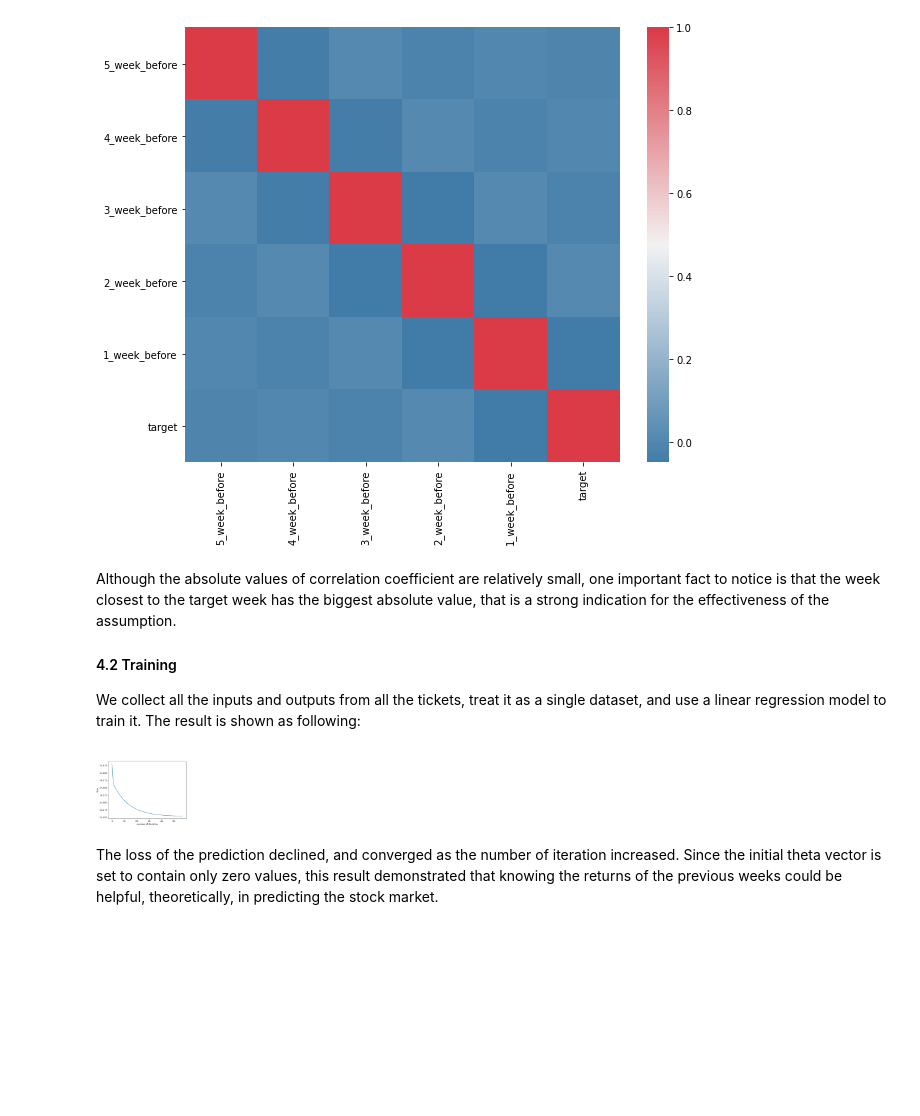
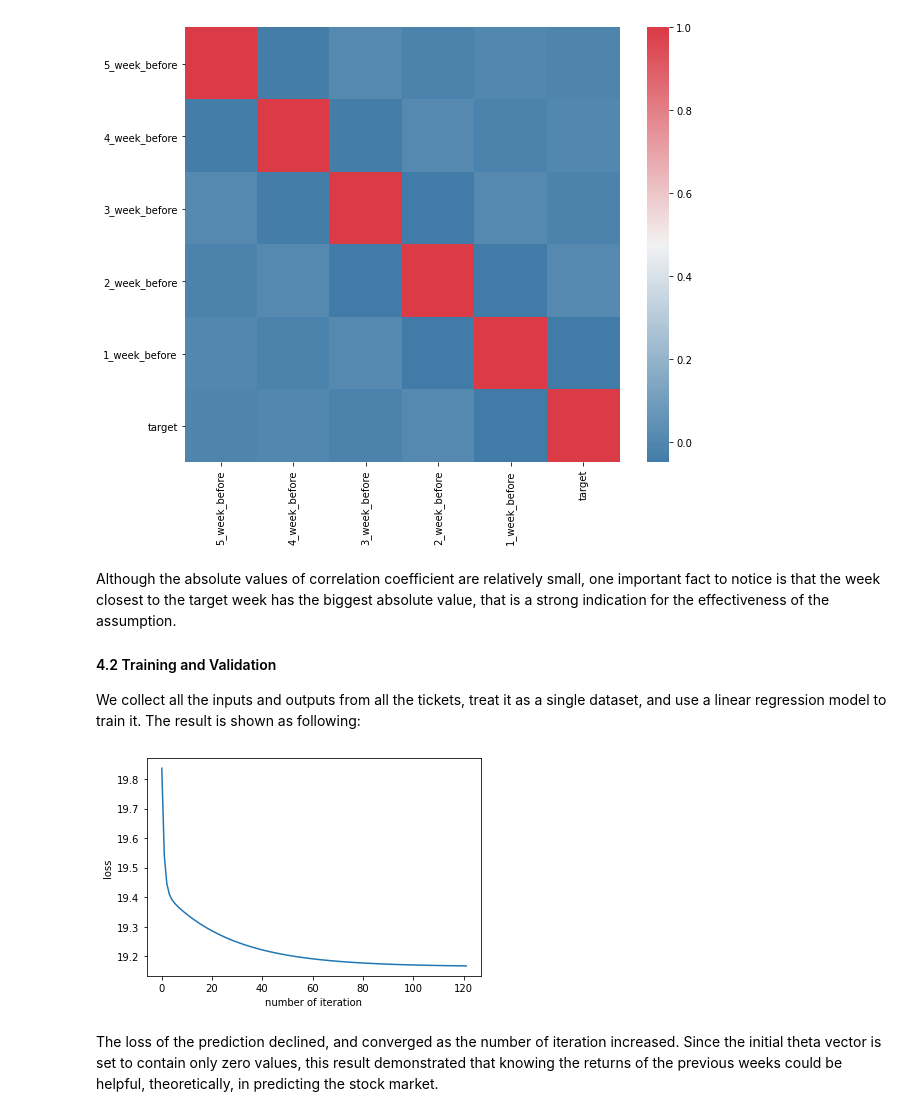
Before and after one commit to SanyueHan/COMP3027J-Data-Mining-Machine-Learning, a Jupyter notebook: Assignments/Assignment_2/Assignment_2_total.ipynb, the cells around one changed output. Cells and saved outputs as stored; diff of their text form; code cells hidden in the pictures; blank space fills up the shorter version.

Commit message:
one degree model

```diff
--- a/Assignments/Assignment_2/Assignment_2_total.ipynb
+++ b/Assignments/Assignment_2/Assignment_2_total.ipynb
@@ -99,14 +99,22 @@ Although the absolute values of correlation coefficient are relatively small,
 one important fact to notice is that the week closest to the target week has the biggest absolute value,
 that is a strong indication for the effectiveness of the assumption.
 
-#### 4.2 Training
+#### 4.2 Training and Validation
 We collect all the inputs and outputs from all the tickets, treat it as a single dataset,
 and use a linear regression model to train it. The result is shown as following:
-# %%
-from IPython.display import Image
-Image(filename = 'images/1-degree.png', width=100, height=60)
-# %% [output]
-[figure, removed]
+# %%
+# create array
+X = df.drop(columns=['target']).to_numpy()
+X = np.c_[np.ones((X.shape[0], 1)), X]
+Y = df['target'].to_numpy()
+Y = np.reshape(Y, [Y.shape[0], 1])
+
+from model_0 import BatchGradientDescent
+model = BatchGradientDescent(X, Y, 0.01)
+model.train()
+model.plot_loss_history()
+# %% [output]
+[figure, added]
 # %% [markdown]
 The loss of the prediction declined, and converged as the number of iteration increased.
 Since the initial theta vector is set to contain only zero values,
```
Also changed, not shown: parts of 2 cells of this notebook, 2 other files.
